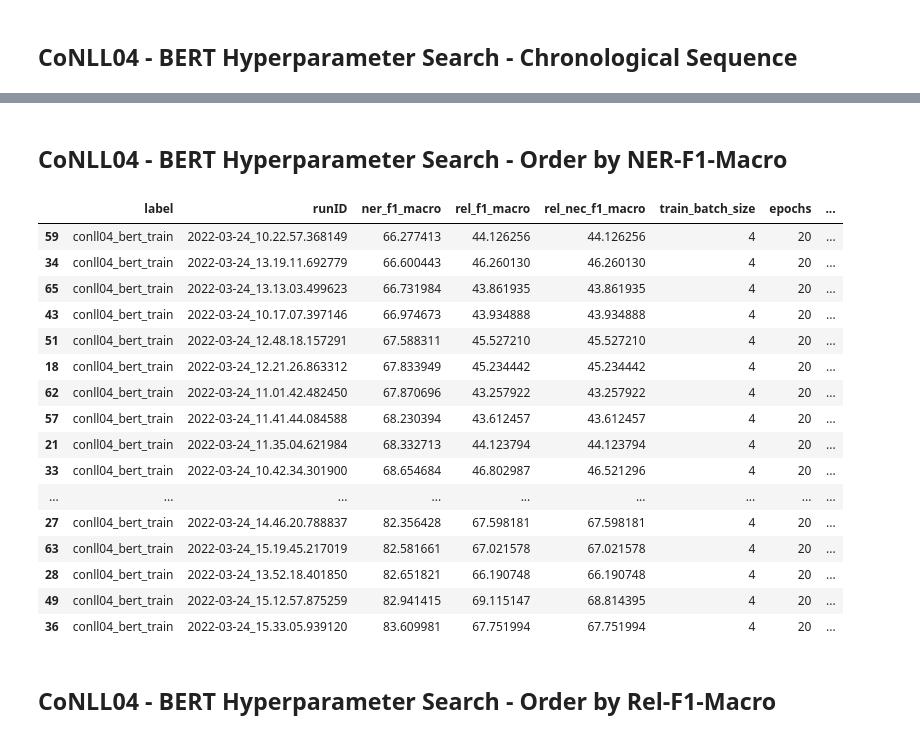
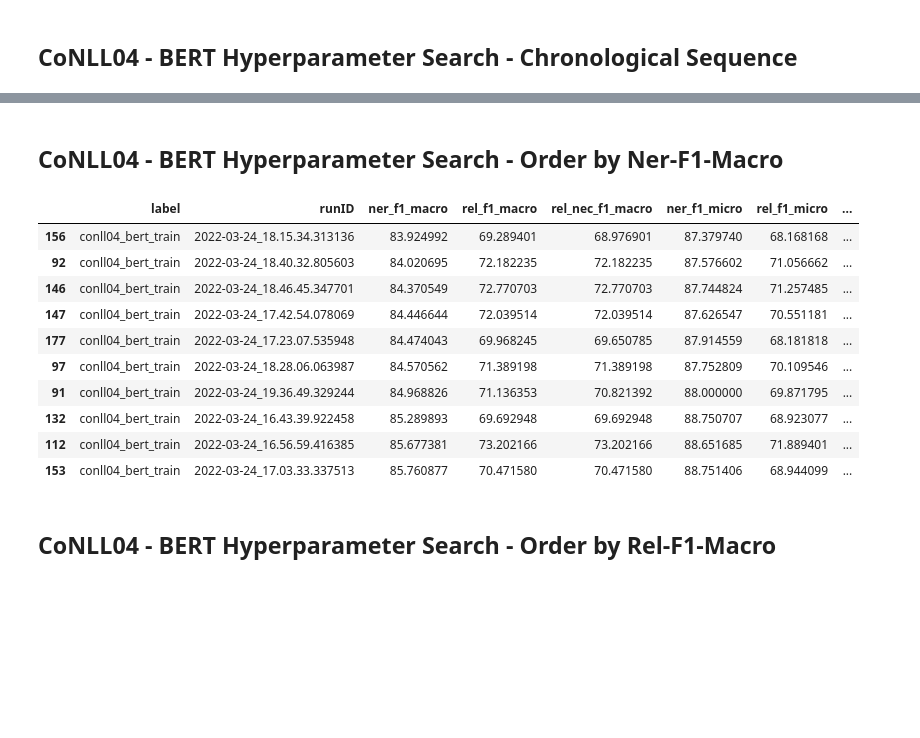
Before and after one commit to kamfonas/Poking_At_SpERT, a Jupyter notebook: notebooks/hyperparm_selection.ipynb, the cells around one changed output, grey strips where cells are left out. Drawn from its saved outputs; the diff is of its cells as text; code cells hidden in the pictures; blank space fills up the shorter version.

```diff
--- a/notebooks/hyperparm_selection.ipynb
+++ b/notebooks/hyperparm_selection.ipynb
@@ -45,18 +15,22 @@ from transformers import BertPreTrainedModel, RobertaPreTrainedModel,LongformerP
 We find all log directories that appear both in the data/save and data/log directories. We then extract arguments (args.json) of the run and last epoch macro/micro scores (last row of eval_valid.csv). If the eval_valid.csv file is missing we discard the run altogether.
 
 The code below assembles a pandas data frame of all run IDs that are names of both log and save directories.
+# %%
+LOGS = Path('../data/log')
+SAVES = Path('../data/save')
+MAXROWS = 300
+TOPROWS = 10
+pd.set_option('display.max_rows', MAXROWS)
 # %%
-LOGS = Path('../data/log')
-SAVES = Path('../data/save')
 
-logLabels = {x.name : x for x in LOGS.iterdir() if x.is_dir()}
+
+logLabels = {x.name : x for x in LOGS.iterdir() if x.is_dir() and 'train' in str(x.name)}
 #print(logLabels)
 logRunLabels = {x.name : L for L,D in logLabels.items() for x in D.iterdir() if x.is_dir()}
-logRunPaths = {x.name :  x for L,D in logLabels.items() for x in D.iterdir() if x.is_dir()}
+logRunPaths = {x.name :  x for L,D in logLabels.items() for x in D.iterdir() if x.is_dir() }
 runDF = pd.DataFrame([logRunLabels.keys(),logRunLabels.values(),logRunPaths.values()],columns=logRunLabels.keys(),index=['run','label','logPath']).T
 saveLabels = {x.name : x for x in SAVES.iterdir() if x.is_dir()}
-#print(logLabels)
+#print(logRunLabels)
 saveRunLabels = {x.name : L for L,D in saveLabels.items() for x in D.iterdir() if x.is_dir() if x.name in logRunLabels.keys()}
 saveRunPaths =  {x.name :  x for L,D in saveLabels.items() for x in D.iterdir() if x.is_dir() if x.name in logRunLabels.keys()}
 runDF = runDF.join(pd.DataFrame([saveRunPaths.keys(),saveRunPaths.values()],columns=logRunLabels.keys(),index=['runSave','savePath']).T,how='left').drop(columns = ['runSave'])
-runDF
@@ -90,9 +67,12 @@ for run in runDF.itertuples():
 
     evPath = run.logPath.joinpath('eval_valid.csv')
     if evPath.exists():
-        D.update(pd.read_csv(evPath,sep=';').iloc[-1].to_dict())
-        argList.append(D)
+        try:
+            D.update(pd.read_csv(evPath,sep=';').iloc[-1].to_dict())
+            argList.append(D)
+        except:
+            print('exception ==>',evPath)
 #data/log/scierc_rob_train/2022-03-22_16.49.15.916860/eval_valid.csv
 argDF = pd.DataFrame.from_dict(argList).drop(columns=['store_predictions',	'store_examples','tokenizer_path']).reset_index()
-argDF[['label','runID','ner_f1_macro','rel_f1_macro','rel_nec_f1_macro','train_batch_size', 'epochs', 'neg_entity_count', 'neg_relation_count', 'lr', 'weight_decay',  'lowercase', 'model_path', 'rel_filter_threshold', 'prop_drop']]
+argDF[['label','runID','ner_f1_macro','rel_f1_macro','rel_nec_f1_macro','ner_f1_micro','rel_f1_micro',	'rel_nec_f1_micro','train_batch_size', 'epochs', 'neg_entity_count', 'neg_relation_count', 'lr', 'weight_decay',  'lowercase', 'model_path', 'rel_filter_threshold', 'prop_drop']]
 # %% [output]
@@ -164,6 +274,7 @@ argDF.iloc[list(set(best.index))][['label','runID','ner_f1_macro','rel_f1_macro'
 # %% [markdown]
 ## CoNLL04 - BERT Hyperparameter Search - Chronological Sequence
 # %%
-df = argDF.loc[argDF.label == 'conll04_bert_train'][['label','runID','ner_f1_macro','rel_f1_macro','rel_nec_f1_macro']+varCols[:lmt]].drop(columns=['config','model_type','index','train_path','valid_path','types_path','final_eval','lowercase','model_path'])
+df = argDF.loc[argDF.label == 'conll04_bert_train'][['label','runID','ner_f1_macro','rel_f1_macro','rel_nec_f1_macro', 'ner_f1_micro','rel_f1_micro',	'rel_nec_f1_micro']+varCols[:lmt]].drop(columns=['config','model_type','index','train_path','valid_path','types_path','final_eval','lowercase','model_path'])
+pd.DataFrame(df).to_csv('hyperparm_sel_conll04_bert_train.csv')
 df.sort_values('runID')
 # %% [output]
@@ -187,25 +298,19 @@ df.sort_values('runID')
 # %% [markdown]
-## CoNLL04 - BERT Hyperparameter Search - Order by NER-F1-Macro
+## CoNLL04 - BERT Hyperparameter Search - Order by Ner-F1-Macro
 # %%
-df.sort_values('ner_f1_macro')
+df.sort_values('ner_f1_macro').tail(TOPROWS)
 # %% [output]
-|  | label | runID | ner_f1_macro | rel_f1_macro | rel_nec_f1_macro | train_batch_size | epochs | ... |
-| 59 | conll04_bert_train | 2022-03-24_10.22.57.368149 | 66.277413 | 44.126256 | 44.126256 | 4 | 20 | ... |
-| 34 | conll04_bert_train | 2022-03-24_13.19.11.692779 | 66.600443 | 46.260130 | 46.260130 | 4 | 20 | ... |
-| 65 | conll04_bert_train | 2022-03-24_13.13.03.499623 | 66.731984 | 43.861935 | 43.861935 | 4 | 20 | ... |
-| 43 | conll04_bert_train | 2022-03-24_10.17.07.397146 | 66.974673 | 43.934888 | 43.934888 | 4 | 20 | ... |
-| 51 | conll04_bert_train | 2022-03-24_12.48.18.157291 | 67.588311 | 45.527210 | 45.527210 | 4 | 20 | ... |
-| 18 | conll04_bert_train | 2022-03-24_12.21.26.863312 | 67.833949 | 45.234442 | 45.234442 | 4 | 20 | ... |
-| 62 | conll04_bert_train | 2022-03-24_11.01.42.482450 | 67.870696 | 43.257922 | 43.257922 | 4 | 20 | ... |
-| 57 | conll04_bert_train | 2022-03-24_11.41.44.084588 | 68.230394 | 43.612457 | 43.612457 | 4 | 20 | ... |
-| 21 | conll04_bert_train | 2022-03-24_11.35.04.621984 | 68.332713 | 44.123794 | 44.123794 | 4 | 20 | ... |
-| 33 | conll04_bert_train | 2022-03-24_10.42.34.301900 | 68.654684 | 46.802987 | 46.521296 | 4 | 20 | ... |
-| ... | ... | ... | ... | ... | ... | ... | ... | ... |
-| 27 | conll04_bert_train | 2022-03-24_14.46.20.788837 | 82.356428 | 67.598181 | 67.598181 | 4 | 20 | ... |
-| 63 | conll04_bert_train | 2022-03-24_15.19.45.217019 | 82.581661 | 67.021578 | 67.021578 | 4 | 20 | ... |
-| 28 | conll04_bert_train | 2022-03-24_13.52.18.401850 | 82.651821 | 66.190748 | 66.190748 | 4 | 20 | ... |
-| 49 | conll04_bert_train | 2022-03-24_15.12.57.875259 | 82.941415 | 69.115147 | 68.814395 | 4 | 20 | ... |
-| 36 | conll04_bert_train | 2022-03-24_15.33.05.939120 | 83.609981 | 67.751994 | 67.751994 | 4 | 20 | ... |
+|  | label | runID | ner_f1_macro | rel_f1_macro | rel_nec_f1_macro | ner_f1_micro | rel_f1_micro | ... |
+| 156 | conll04_bert_train | 2022-03-24_18.15.34.313136 | 83.924992 | 69.289401 | 68.976901 | 87.379740 | 68.168168 | ... |
+| 92 | conll04_bert_train | 2022-03-24_18.40.32.805603 | 84.020695 | 72.182235 | 72.182235 | 87.576602 | 71.056662 | ... |
+| 146 | conll04_bert_train | 2022-03-24_18.46.45.347701 | 84.370549 | 72.770703 | 72.770703 | 87.744824 | 71.257485 | ... |
+| 147 | conll04_bert_train | 2022-03-24_17.42.54.078069 | 84.446644 | 72.039514 | 72.039514 | 87.626547 | 70.551181 | ... |
+| 177 | conll04_bert_train | 2022-03-24_17.23.07.535948 | 84.474043 | 69.968245 | 69.650785 | 87.914559 | 68.181818 | ... |
+| 97 | conll04_bert_train | 2022-03-24_18.28.06.063987 | 84.570562 | 71.389198 | 71.389198 | 87.752809 | 70.109546 | ... |
+| 91 | conll04_bert_train | 2022-03-24_19.36.49.329244 | 84.968826 | 71.136353 | 70.821392 | 88.000000 | 69.871795 | ... |
+| 132 | conll04_bert_train | 2022-03-24_16.43.39.922458 | 85.289893 | 69.692948 | 69.692948 | 88.750707 | 68.923077 | ... |
+| 112 | conll04_bert_train | 2022-03-24_16.56.59.416385 | 85.677381 | 73.202166 | 73.202166 | 88.651685 | 71.889401 | ... |
+| 153 | conll04_bert_train | 2022-03-24_17.03.33.337513 | 85.760877 | 70.471580 | 70.471580 | 88.751406 | 68.944099 | ... |
 # %% [markdown]
 ## CoNLL04 - BERT Hyperparameter Search - Order by Rel-F1-Macro
 # %%
```
Also changed, not shown: parts of 44 cells of this notebook, 23 other files.
